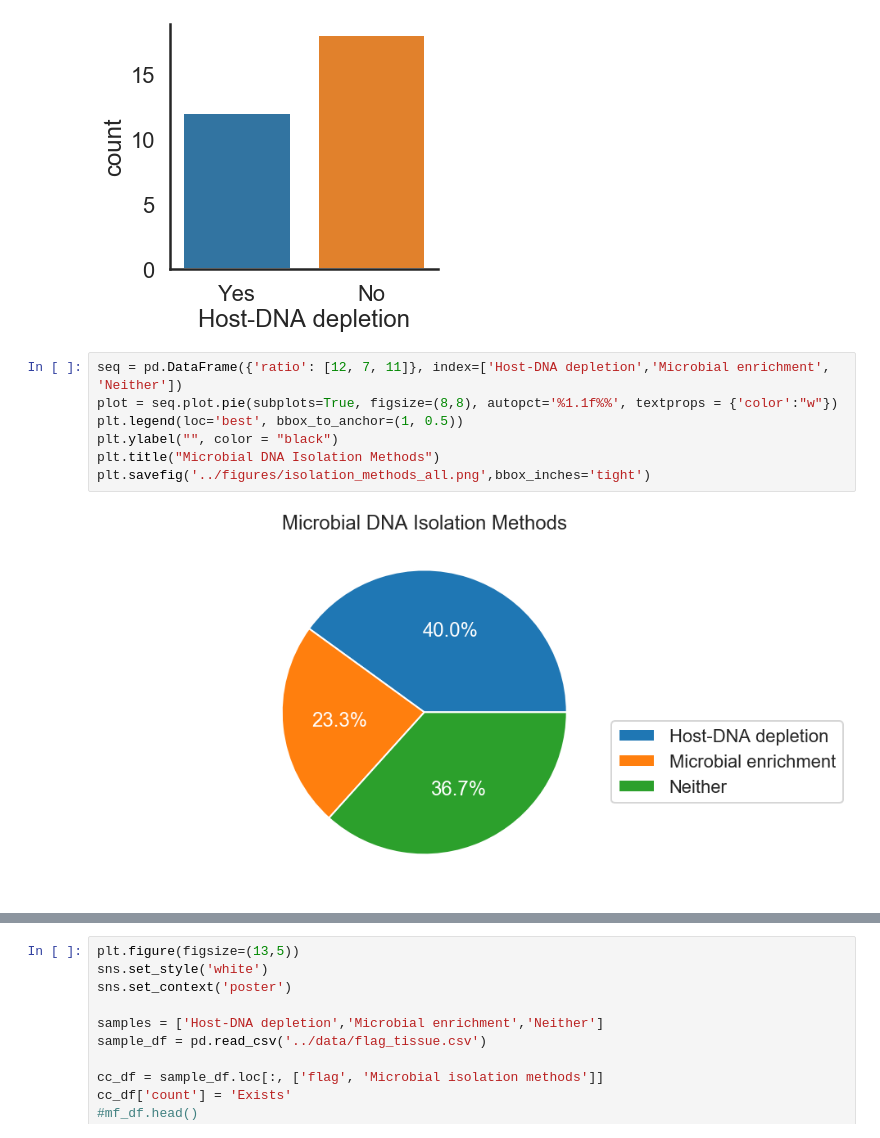
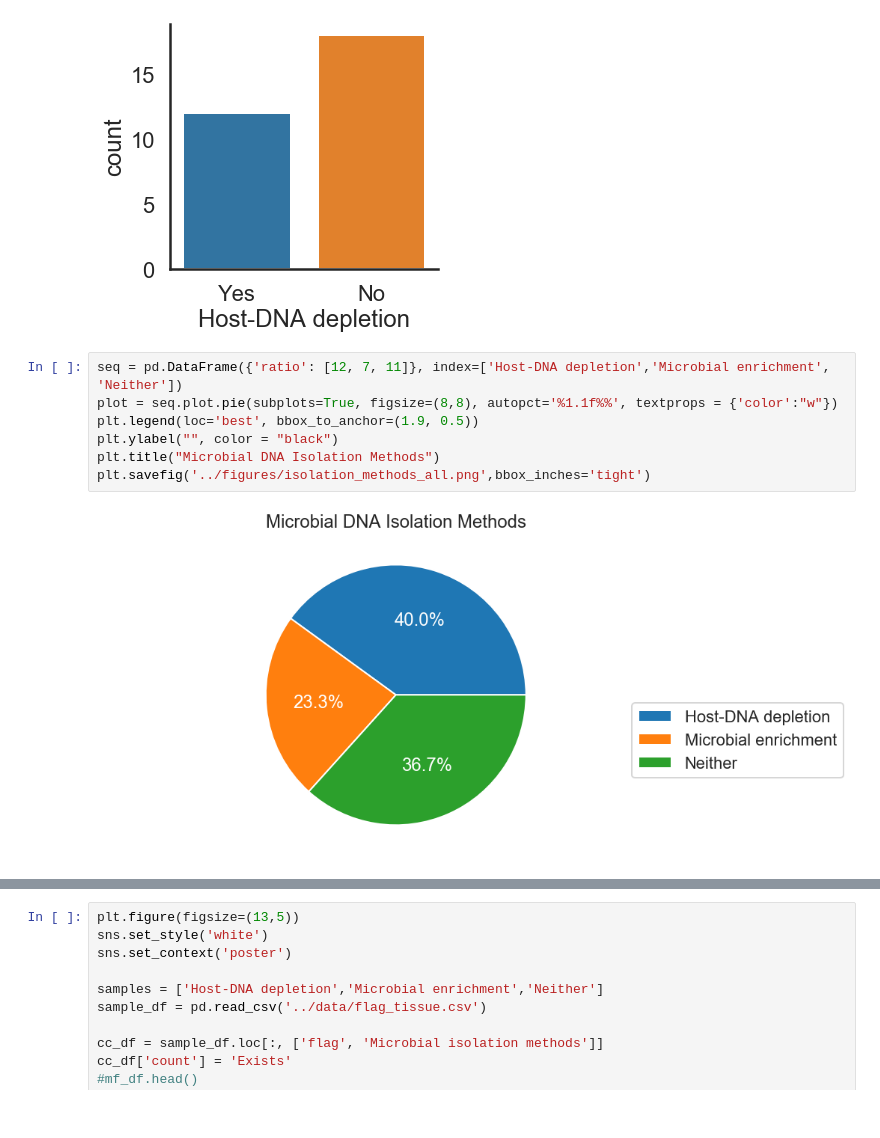
Before and after one commit to LizChang/Review-Paper-Figures, a Jupyter notebook: notebooks/table.ipynb, the cells around one changed output, grey strips where cells are left out. Drawn from its saved outputs; the diff is of its cells as text.

```diff
--- a/notebooks/table.ipynb
+++ b/notebooks/table.ipynb
@@ -24,12 +24,12 @@ g=sns.despine()
 # %%
 seq = pd.DataFrame({'ratio': [12, 7, 11]}, index=['Host-DNA depletion','Microbial enrichment', 'Neither'])
 plot = seq.plot.pie(subplots=True, figsize=(8,8), autopct='%1.1f%%', textprops = {'color':"w"})
-plt.legend(loc='best', bbox_to_anchor=(1, 0.5))
+plt.legend(loc='best', bbox_to_anchor=(1.9, 0.5))
 plt.ylabel("", color = "black")
 plt.title("Microbial DNA Isolation Methods")
 plt.savefig('../figures/isolation_methods_all.png',bbox_inches='tight')
 # %% [output]
-[figure, old version]
+[figure, new version]
 # %%
 N = 6
 host = [5,0,4,1,0]
```
Also changed, not shown: parts of 3 cells of this notebook, 7 other files.
